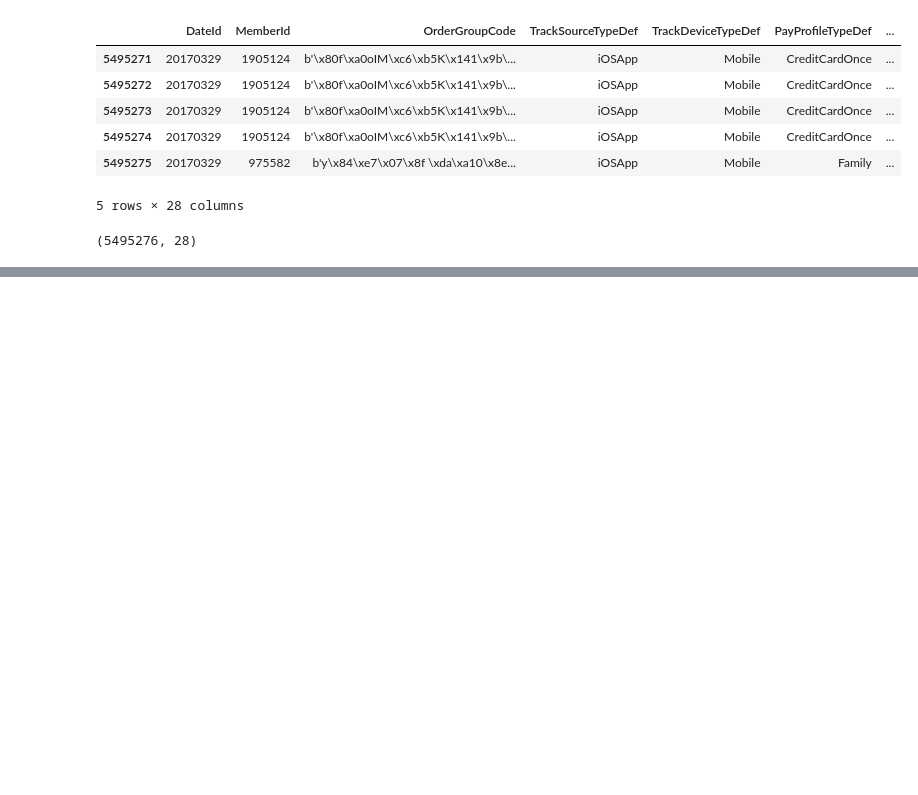
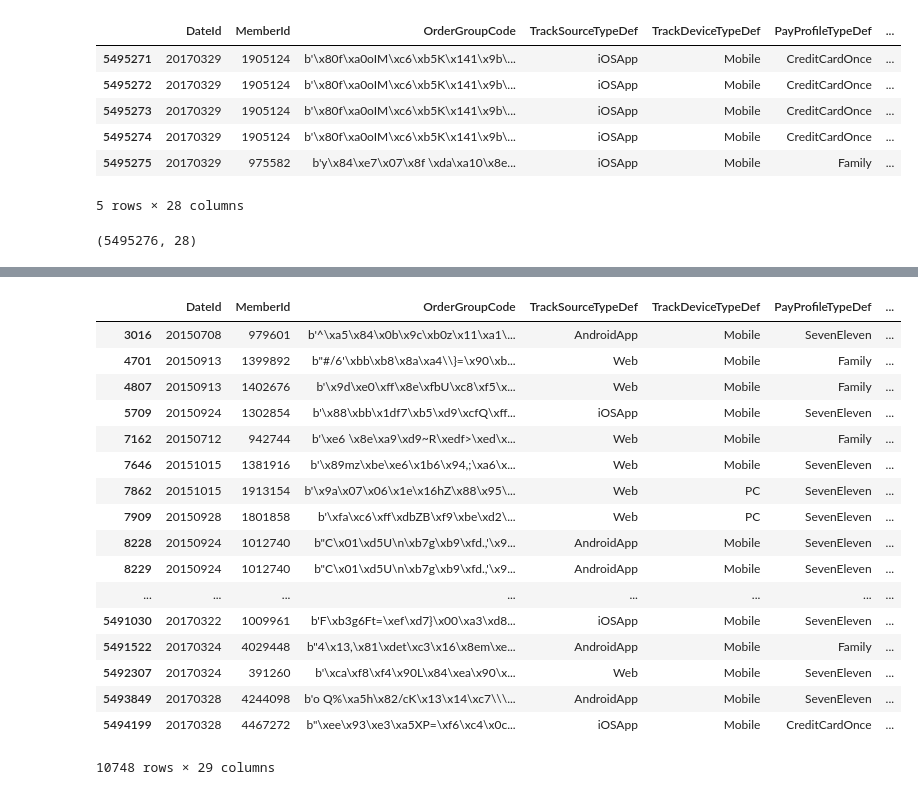
Before and after one commit to hsiehkl/NTU-CSX-Project, a Jupyter notebook: week_1/week_1_first_meet.ipynb, the cells around one changed output, grey strips where cells are left out. Drawn from its saved outputs; the diff is of its cells as text; code cells hidden in the pictures; blank space fills up the shorter version.

```diff
--- a/week_1/week_1_first_meet.ipynb
+++ b/week_1/week_1_first_meet.ipynb
@@ -30,0 +136,21 @@ df.shape
+# %%
+df[df["Quantity"] > 2]
+# %% [output]
+|  | DateId | MemberId | OrderGroupCode | TrackSourceTypeDef | TrackDeviceTypeDef | PayProfileTypeDef | ... |
+| 3016 | 20150708 | 979601 | b'^\xa5\x84\x0b\x9c\xb0z\x11\xa1\... | AndroidApp | Mobile | SevenEleven | ... |
+| 4701 | 20150913 | 1399892 | b"#/6'\xbb\xb8\x8a\xa4\\}=\x90\xb... | Web | Mobile | Family | ... |
+| 4807 | 20150913 | 1402676 | b'\x9d\xe0\xff\x8e\xfbU\xc8\xf5\x... | Web | Mobile | Family | ... |
+| 5709 | 20150924 | 1302854 | b'\x88\xbb\x1df7\xb5\xd9\xcfQ\xff... | iOSApp | Mobile | SevenEleven | ... |
+| 7162 | 20150712 | 942744 | b'\xe6 \x8e\xa9\xd9~R\xedf>\xed\x... | Web | Mobile | Family | ... |
+| 7646 | 20151015 | 1381916 | b'\x89mz\xbe\xe6\x1b6\x94,;\xa6\x... | Web | Mobile | SevenEleven | ... |
+| 7862 | 20151015 | 1913154 | b'\x9a\x07\x06\x1e\x16hZ\x88\x95\... | Web | PC | SevenEleven | ... |
+| 7909 | 20150928 | 1801858 | b'\xfa\xc6\xff\xdbZB\xf9\xbe\xd2\... | Web | PC | SevenEleven | ... |
+| 8228 | 20150924 | 1012740 | b"C\x01\xd5U\n\xb7g\xb9\xfd.,'\x9... | AndroidApp | Mobile | SevenEleven | ... |
+| 8229 | 20150924 | 1012740 | b"C\x01\xd5U\n\xb7g\xb9\xfd.,'\x9... | AndroidApp | Mobile | SevenEleven | ... |
+| ... | ... | ... | ... | ... | ... | ... | ... |
+| 5491030 | 20170322 | 1009961 | b'F\xb3g6Ft=\xef\xd7}\x00\xa3\xd8... | iOSApp | Mobile | SevenEleven | ... |
+| 5491522 | 20170324 | 4029448 | b"4\x13,\x81\xdet\xc3\x16\x8em\xe... | AndroidApp | Mobile | Family | ... |
+| 5492307 | 20170324 | 391260 | b'\xca\xf8\xf4\x90L\x84\xea\x90\x... | Web | Mobile | SevenEleven | ... |
+| 5493849 | 20170328 | 4244098 | b'o Q%\xa5h\x82/cK\x13\x14\xc7\\\... | AndroidApp | Mobile | SevenEleven | ... |
+| 5494199 | 20170328 | 4467272 | b"\xee\x93\xe3\xa5XP=\xf6\xc4\x0c... | iOSApp | Mobile | CreditCardOnce | ... |
+10748 rows × 29 columns
```
Also changed, not shown: parts of 13 cells of this notebook.
